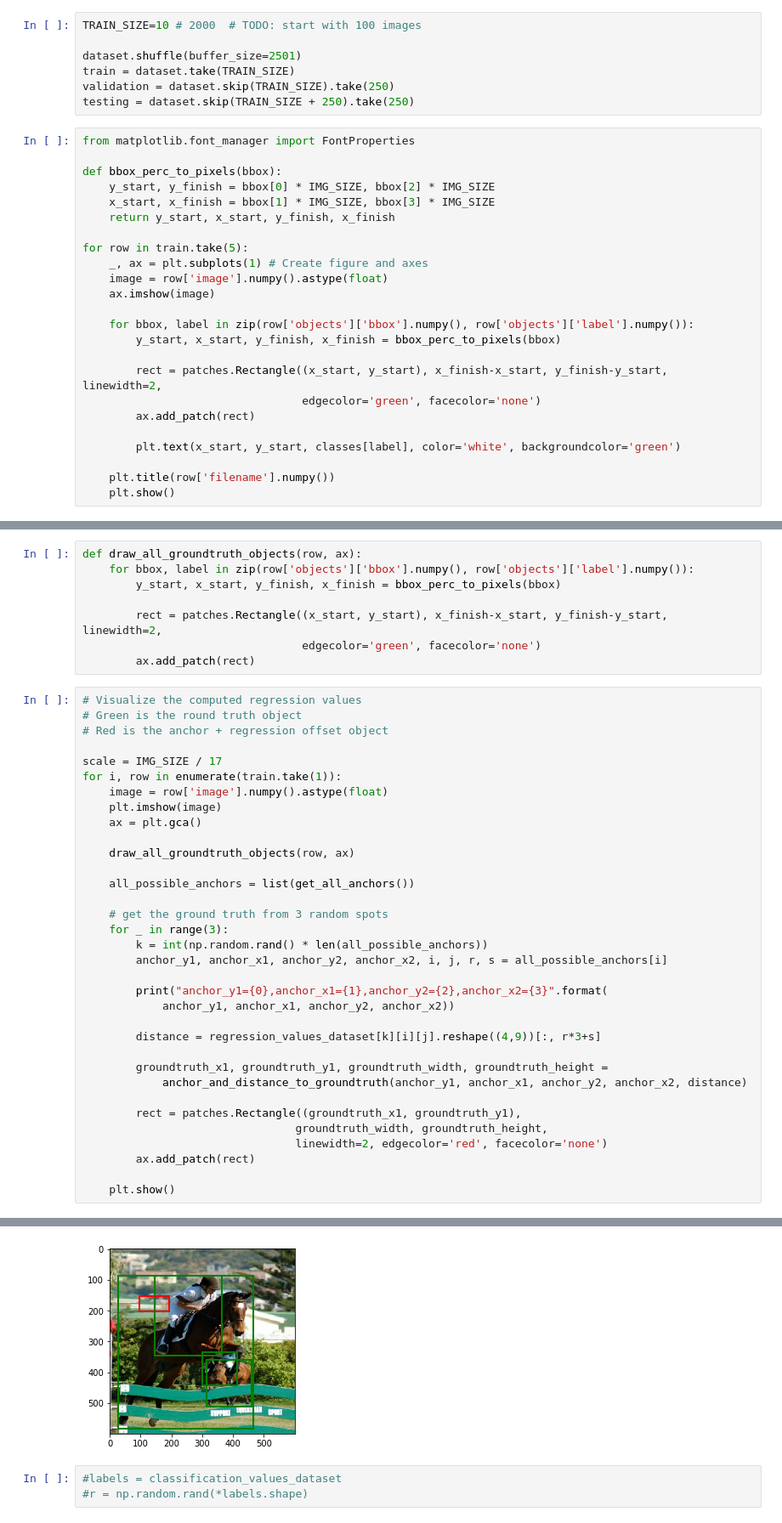
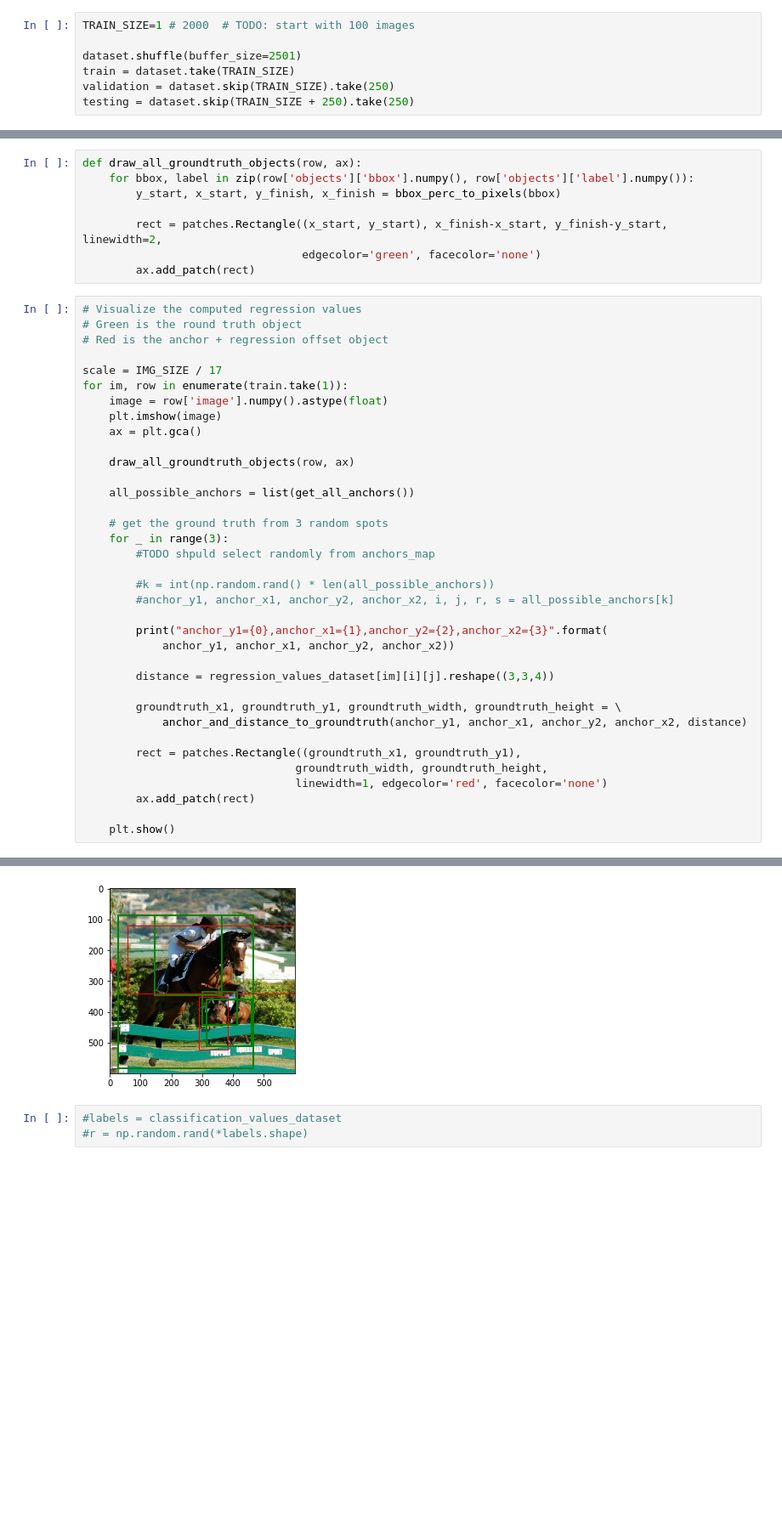
Before and after one commit to georgepachitariu/ml-practice, a Jupyter notebook: Object-detection/Faster R-CNN.ipynb, the cells around one changed output, grey strips where cells are left out. Shown at 85% size. Drawn from its saved outputs; the diff is of its cells as text; blank space fills up the shorter version.

```diff
--- a/Object-detection/Faster R-CNN.ipynb
+++ b/Object-detection/Faster R-CNN.ipynb
@@ -49,31 +65,7 @@ dataset = dataset.map(lambda row: preprocess(row))
 # %%
-TRAIN_SIZE=10 # 2000  # TODO: start with 100 images
+TRAIN_SIZE=1 # 2000  # TODO: start with 100 images
 
 dataset.shuffle(buffer_size=2501)
 train = dataset.take(TRAIN_SIZE)
 validation = dataset.skip(TRAIN_SIZE).take(250)
 testing = dataset.skip(TRAIN_SIZE + 250).take(250)
-# %%
-from matplotlib.font_manager import FontProperties
-
-def bbox_perc_to_pixels(bbox):
-    y_start, y_finish = bbox[0] * IMG_SIZE, bbox[2] * IMG_SIZE
-    x_start, x_finish = bbox[1] * IMG_SIZE, bbox[3] * IMG_SIZE
-    return y_start, x_start, y_finish, x_finish
-
-for row in train.take(5):
-    _, ax = plt.subplots(1) # Create figure and axes
-    image = row['image'].numpy().astype(float)
-    ax.imshow(image)
-
-    for bbox, label in zip(row['objects']['bbox'].numpy(), row['objects']['label'].numpy()):
-        y_start, x_start, y_finish, x_finish = bbox_perc_to_pixels(bbox)
-
-        rect = patches.Rectangle((x_start, y_start), x_finish-x_start, y_finish-y_start, linewidth=2,
-                                 edgecolor='green', facecolor='none')
-        ax.add_patch(rect)
-
-        plt.text(x_start, y_start, classes[label], color='white', backgroundcolor='green')
-
-    plt.title(row['filename'].numpy())
-    plt.show()
@@ -138,7 +124,7 @@ def draw_all_groundtruth_objects(row, ax):
 # Red is the anchor + regression offset object
 
 scale = IMG_SIZE / 17
-for i, row in enumerate(train.take(1)):
+for im, row in enumerate(train.take(1)):
     image = row['image'].numpy().astype(float)
     plt.imshow(image)
     ax = plt.gca()
@@ -149,20 +135,22 @@ for i, row in enumerate(train.take(1)):
 
     # get the ground truth from 3 random spots
     for _ in range(3):
-        k = int(np.random.rand() * len(all_possible_anchors))
-        anchor_y1, anchor_x1, anchor_y2, anchor_x2, i, j, r, s = all_possible_anchors[i]
+        #TODO shpuld select randomly from anchors_map
+
+        #k = int(np.random.rand() * len(all_possible_anchors))
+        #anchor_y1, anchor_x1, anchor_y2, anchor_x2, i, j, r, s = all_possible_anchors[k]
 
         print("anchor_y1={0},anchor_x1={1},anchor_y2={2},anchor_x2={3}".format(
             anchor_y1, anchor_x1, anchor_y2, anchor_x2))
 
-        distance = regression_values_dataset[k][i][j].reshape((4,9))[:, r*3+s]
+        distance = regression_values_dataset[im][i][j].reshape((3,3,4))
 
-        groundtruth_x1, groundtruth_y1, groundtruth_width, groundtruth_height =
+        groundtruth_x1, groundtruth_y1, groundtruth_width, groundtruth_height = \
             anchor_and_distance_to_groundtruth(anchor_y1, anchor_x1, anchor_y2, anchor_x2, distance)
 
         rect = patches.Rectangle((groundtruth_x1, groundtruth_y1),
                                 groundtruth_width, groundtruth_height,
-                                linewidth=2, edgecolor='red', facecolor='none')
+                                linewidth=1, edgecolor='red', facecolor='none')
         ax.add_patch(rect)
 
     plt.show()
@@ -173,4 +161,4 @@ row=2,column=5,ratio=2,size=2
-[figure, old version]
+[figure, new version]
 # %%
 #labels = classification_values_dataset
 #r = np.random.rand(*labels.shape)
```
Also changed, not shown: parts of 8 cells of this notebook, 1 other file.
